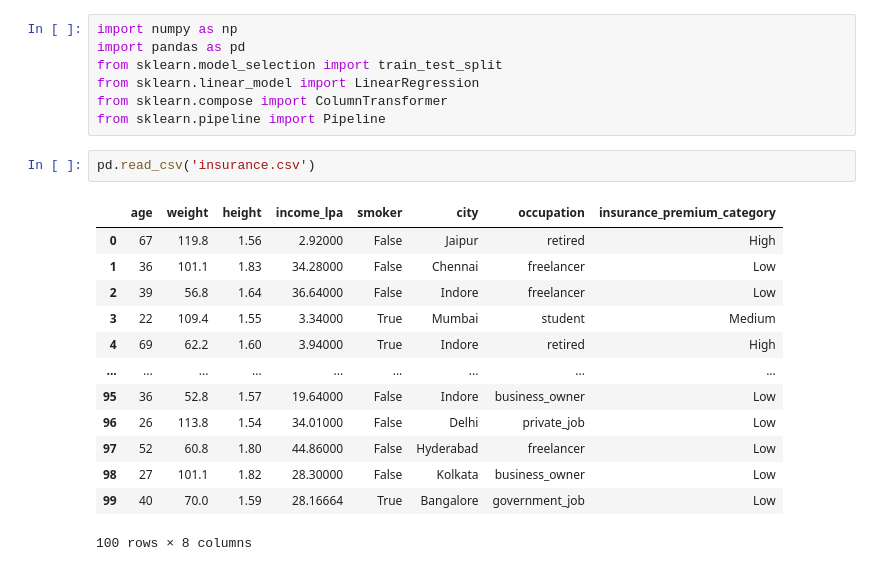
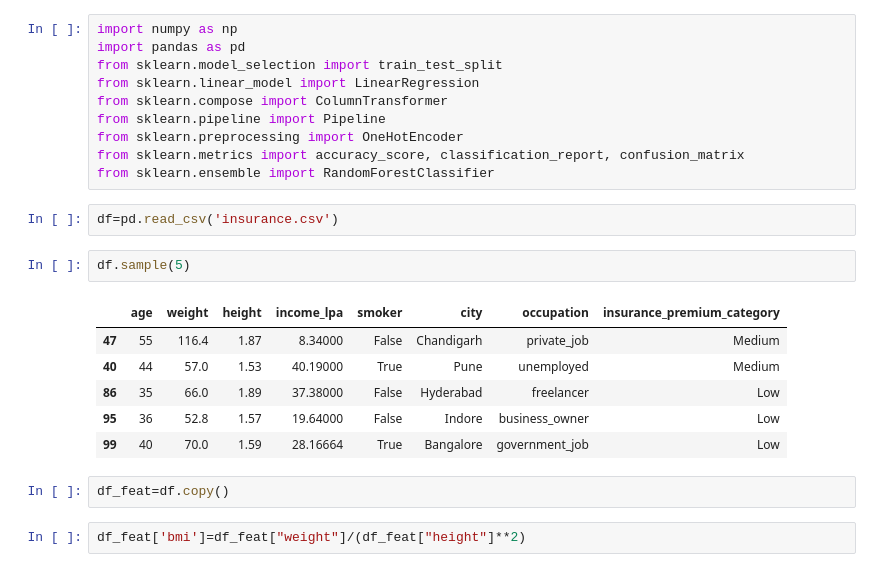
Before and after one commit to ranazain9/fast-api-, a Jupyter notebook: model serving/fastapi_ml.ipynb, the cells around one changed output. Drawn from its saved outputs; the diff is of its cells as text.

```diff
--- a/model serving/fastapi_ml.ipynb
+++ b/model serving/fastapi_ml.ipynb
@@ -5,19 +5,21 @@ from sklearn.model_selection import train_test_split
 from sklearn.linear_model import LinearRegression
 from sklearn.compose import ColumnTransformer
 from sklearn.pipeline import Pipeline
+from sklearn.preprocessing import OneHotEncoder
+from sklearn.metrics import accuracy_score, classification_report, confusion_matrix
+from sklearn.ensemble import RandomForestClassifier
 # %%
-pd.read_csv('insurance.csv')
+df=pd.read_csv('insurance.csv')
-# %% [output]
-|  | age | weight | height | income_lpa | smoker | city | occupation | insurance_premium_category |
-| 0 | 67 | 119.8 | 1.56 | 2.92000 | False | Jaipur | retired | High |
-| 1 | 36 | 101.1 | 1.83 | 34.28000 | False | Chennai | freelancer | Low |
-| 2 | 39 | 56.8 | 1.64 | 36.64000 | False | Indore | freelancer | Low |
-| 3 | 22 | 109.4 | 1.55 | 3.34000 | True | Mumbai | student | Medium |
-| 4 | 69 | 62.2 | 1.60 | 3.94000 | True | Indore | retired | High |
-| ... | ... | ... | ... | ... | ... | ... | ... | ... |
-| 95 | 36 | 52.8 | 1.57 | 19.64000 | False | Indore | business_owner | Low |
-| 96 | 26 | 113.8 | 1.54 | 34.01000 | False | Delhi | private_job | Low |
-| 97 | 52 | 60.8 | 1.80 | 44.86000 | False | Hyderabad | freelancer | Low |
-| 98 | 27 | 101.1 | 1.82 | 28.30000 | False | Kolkata | business_owner | Low |
-| 99 | 40 | 70.0 | 1.59 | 28.16664 | True | Bangalore | government_job | Low |
-100 rows × 8 columns
+# %%
+df.sample(5)
+# %% [output]
+|  | age | weight | height | income_lpa | smoker | city | occupation | insurance_premium_category |
+| 47 | 55 | 116.4 | 1.87 | 8.34000 | False | Chandigarh | private_job | Medium |
+| 40 | 44 | 57.0 | 1.53 | 40.19000 | True | Pune | unemployed | Medium |
+| 86 | 35 | 66.0 | 1.89 | 37.38000 | False | Hyderabad | freelancer | Low |
+| 95 | 36 | 52.8 | 1.57 | 19.64000 | False | Indore | business_owner | Low |
+| 99 | 40 | 70.0 | 1.59 | 28.16664 | True | Bangalore | government_job | Low |
+# %%
+df_feat=df.copy()
+# %%
+df_feat['bmi']=df_feat["weight"]/(df_feat["height"]**2)
```
Also changed, not shown: parts of 22 cells of this notebook, 4 other files.
